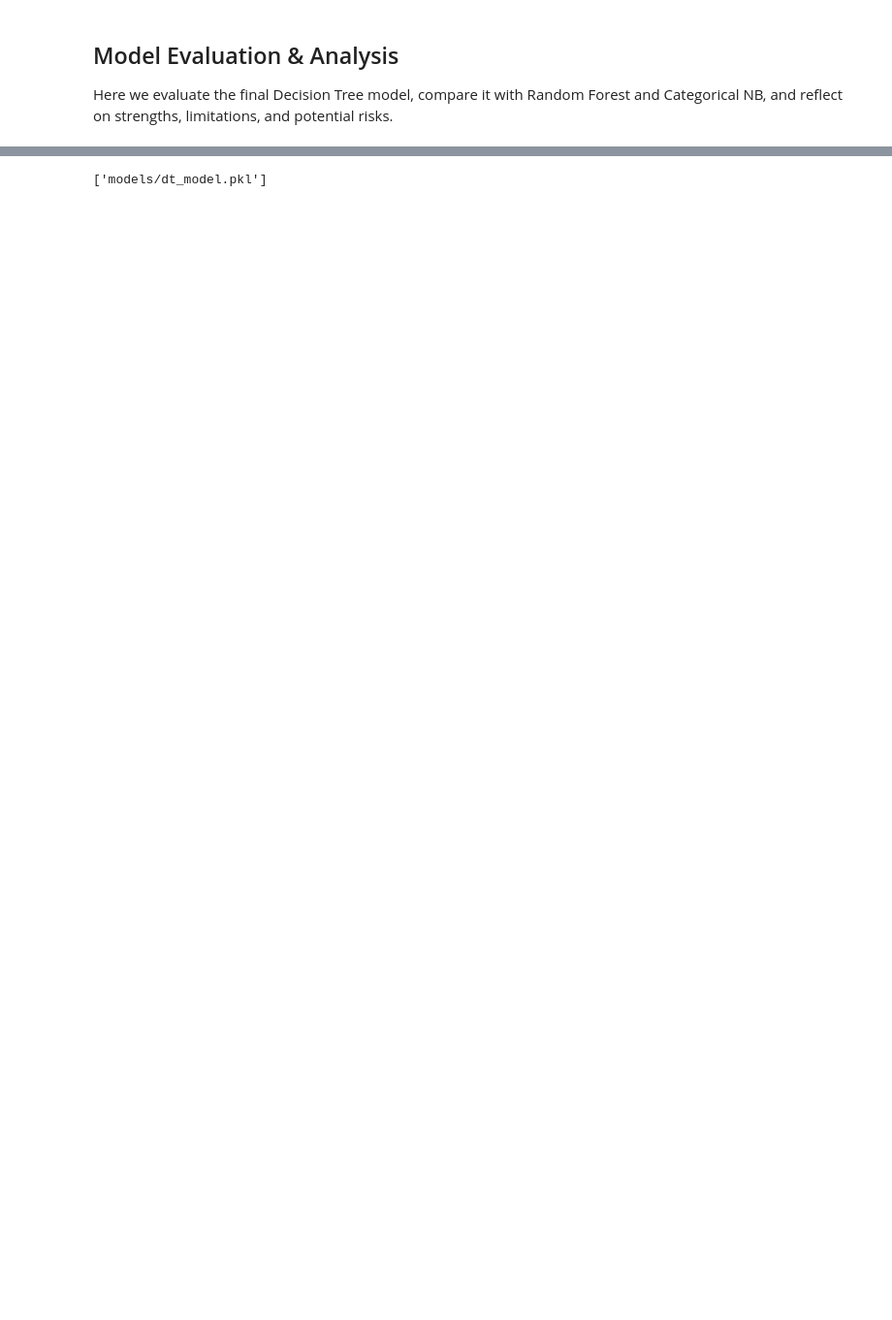
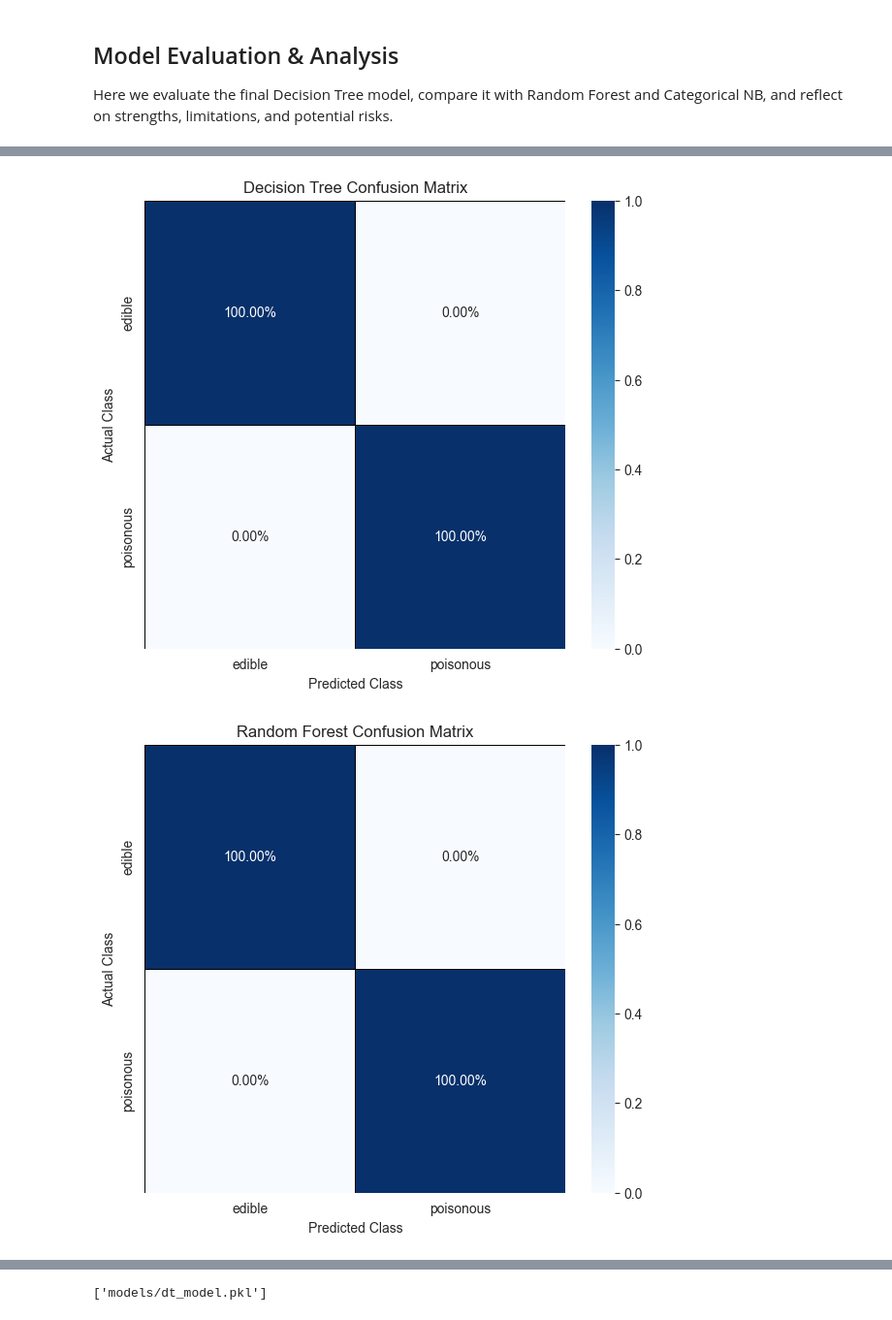
Before and after one commit to lizakolosova/machine-learning-lifecycle, a Jupyter notebook: lifecycleproject/evaluation-and-analysis.ipynb, the cells around one changed output, grey strips where cells are left out. Shown at 97% size. Cells and saved outputs as stored; diff of their text form; code cells hidden in the pictures; blank space fills up the shorter version.

```diff
--- a/lifecycleproject/evaluation-and-analysis.ipynb
+++ b/lifecycleproject/evaluation-and-analysis.ipynb
@@ -20,6 +20,0 @@ Re-training Decision Tree with Best Params
-# %%
-dt_params = {'max_depth': 7, 'min_samples_leaf': 1, 'min_samples_split': 2}
-final_model = DecisionTreeClassifier(random_state=42, **dt_params)
-final_model.fit(X_train, y_train)
-
-y_pred_dt = final_model.predict(X_test)
@@ -25,0 +23,21 @@ y_pred_dt = final_model.predict(X_test)
+# %%
+#Training Decision Tree with the best hyperparameters
+params = {'max_depth': 7, 'min_samples_leaf': 1, 'min_samples_split': 2}
+dt_model = DecisionTreeClassifier(random_state=42, **params)
+dt_model.fit(X_train, y_train)
+
+rf_model = RandomForestClassifier(random_state=42)
+rf_model.fit(X_train, y_train)
+
+nb_model = CategoricalNB()
+nb_model.fit(X_train, y_train)
+
+y_pred_dt = dt_model.predict(X_test)
+y_pred_rf = rf_model.predict(X_test)
+y_pred_nb = nb_model.predict(X_test)
+# %%
+models = {
+    'Decision Tree': dt_model,
+    'Random Forest': rf_model,
+    'Categorical NB': nb_model
+}
@@ -25,0 +75,17 @@ y_pred_dt = final_model.predict(X_test)
+# %%
+# Display confusion matrix for each model
+for name, model in models.items():
+    y_pred = model.predict(X_test)
+    cm = confusion_matrix(y_test, y_pred)
+    cm_percent = cm.astype(float) / cm.sum(axis=1)[:, np.newaxis]
+    plt.figure(figsize=(7, 6))
+    sns.heatmap(cm_percent, annot=True, fmt='.2%', cmap='Blues',
+                xticklabels=TARGET_NAMES, yticklabels=TARGET_NAMES,
+                linewidths=.5, linecolor='black')
+    plt.title(f'{name} Confusion Matrix')
+    plt.ylabel('Actual Class')
+    plt.xlabel('Predicted Class')
+    plt.show()
+# %% [output]
+[figure, added]
+[figure, added]
```
Also changed, not shown: parts of 19 cells of this notebook.
